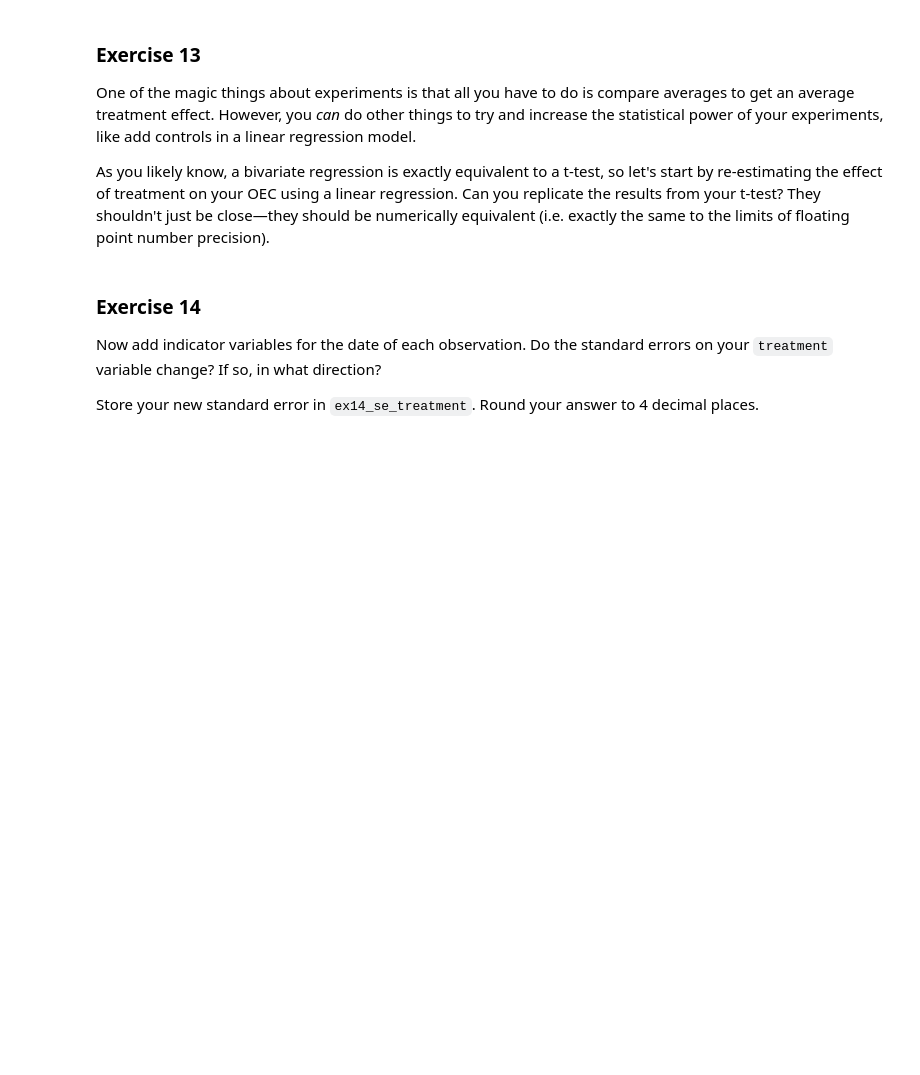
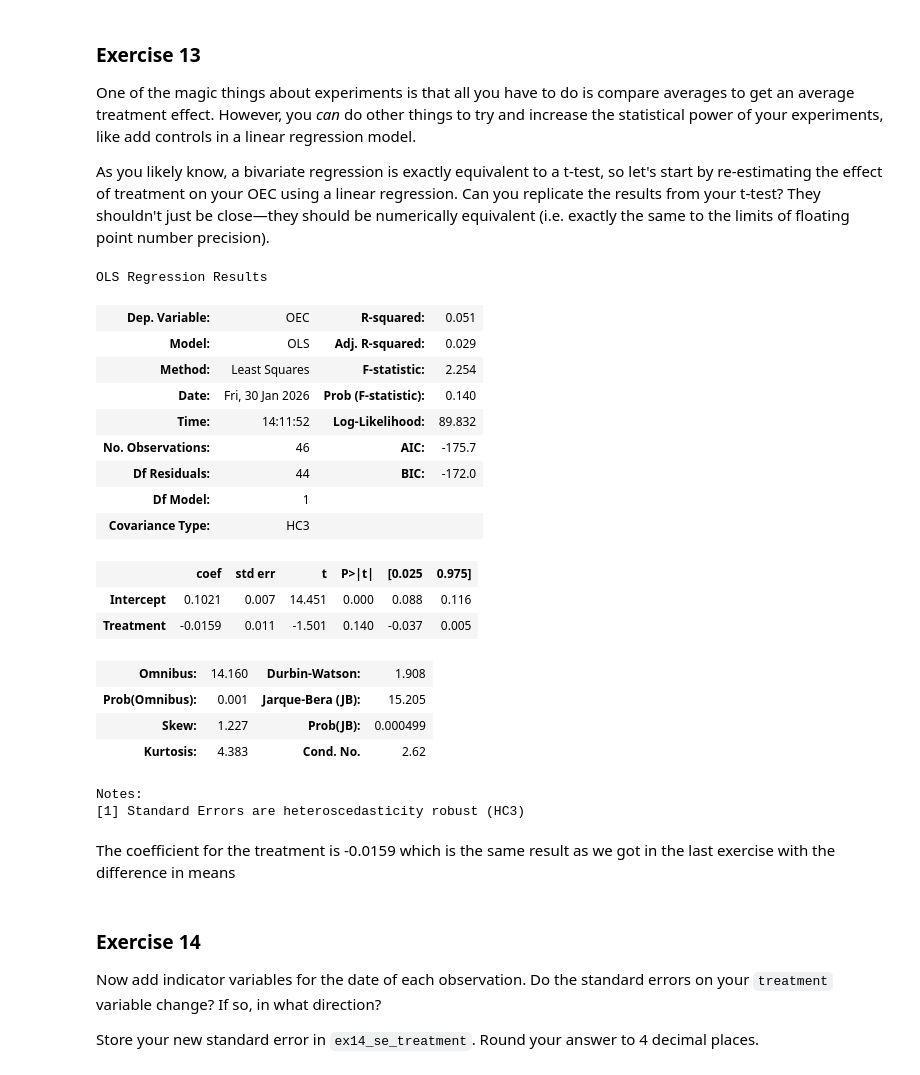
Before and after one commit to tonantzin-real/IDS_701_20260127_AB_Testing, a Jupyter notebook: exercise_abtesting.ipynb, the cells around one changed output. Cells and saved outputs as stored; diff of their text form; code cells hidden in the pictures; blank space fills up the shorter version.

```diff
--- a/exercise_abtesting.ipynb
+++ b/exercise_abtesting.ipynb
@@ -399,6 +410,33 @@ As you answer this question, a small additional question: up until this point yo
 One of the magic things about experiments is that all you have to do is compare averages to get an average treatment effect. However, you *can* do other things to try and increase the statistical power of your experiments, like add controls in a linear regression model.
 
 As you likely know, a bivariate regression is exactly equivalent to a t-test, so let's start by re-estimating the effect of treatment on your OEC using a linear regression. Can you replicate the results from your t-test? They shouldn't just be close—they should be numerically equivalent (i.e. exactly the same to the limits of floating point number precision).
+# %%
+model = smf.ols("OEC ~ Treatment", data).fit()
+
+robust_model = model.get_robustcov_results(cov_type="HC3")
+robust_model.summary()
+# %% [output]
+OLS Regression Results
+| Dep. Variable: | OEC | R-squared: | 0.051 |
+| Model: | OLS | Adj. R-squared: | 0.029 |
+| Method: | Least Squares | F-statistic: | 2.254 |
+| Date: | Fri, 30 Jan 2026 | Prob (F-statistic): | 0.140 |
+| Time: | 14:11:52 | Log-Likelihood: | 89.832 |
+| No. Observations: | 46 | AIC: | -175.7 |
+| Df Residuals: | 44 | BIC: | -172.0 |
+| Df Model: | 1 |  |  |
+| Covariance Type: | HC3 |  |  |
+|  | coef | std err | t | P>|t| | [0.025 | 0.975] |
+| Intercept | 0.1021 | 0.007 | 14.451 | 0.000 | 0.088 | 0.116 |
+| Treatment | -0.0159 | 0.011 | -1.501 | 0.140 | -0.037 | 0.005 |
+| Omnibus: | 14.160 | Durbin-Watson: | 1.908 |
+| Prob(Omnibus): | 0.001 | Jarque-Bera (JB): | 15.205 |
+| Skew: | 1.227 | Prob(JB): | 0.000499 |
+| Kurtosis: | 4.383 | Cond. No. | 2.62 |
+Notes:
+[1] Standard Errors are heteroscedasticity robust (HC3)
+# %% [markdown]
+The coefficient for the treatment is -0.0159 which is the same result as we got in the last exercise with the difference in means
 # %% [markdown]
 ### Exercise 14
 
```
Also changed, not shown: parts of 9 cells of this notebook.
